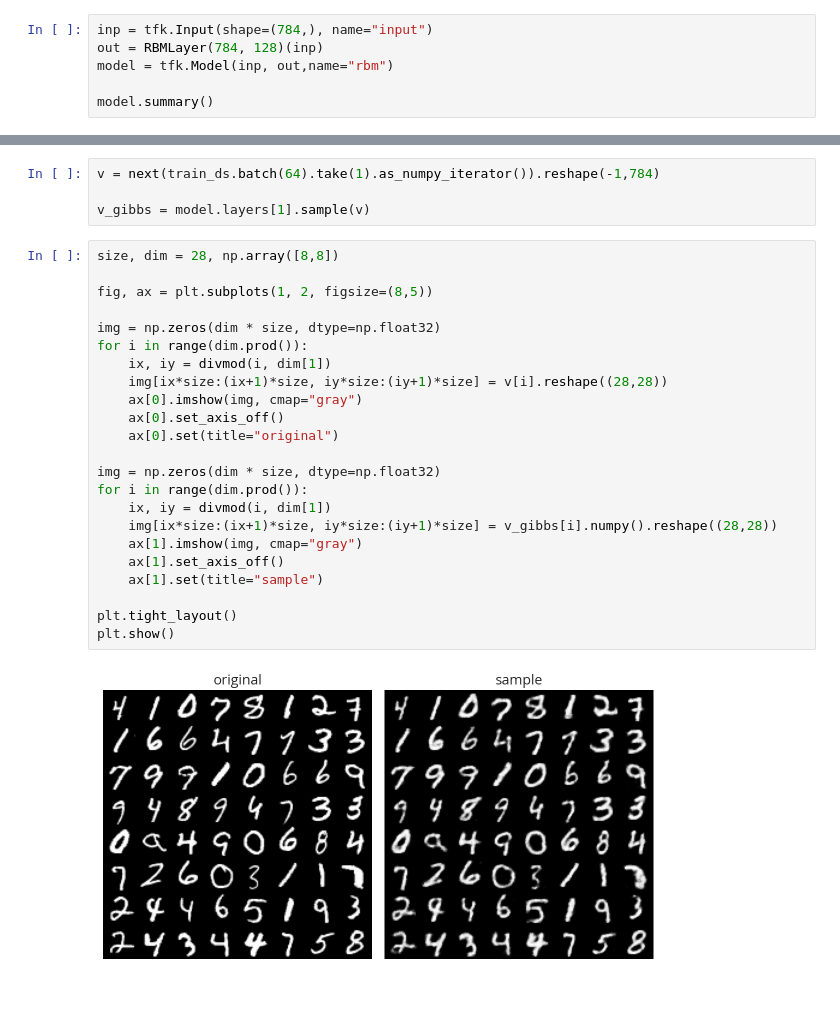
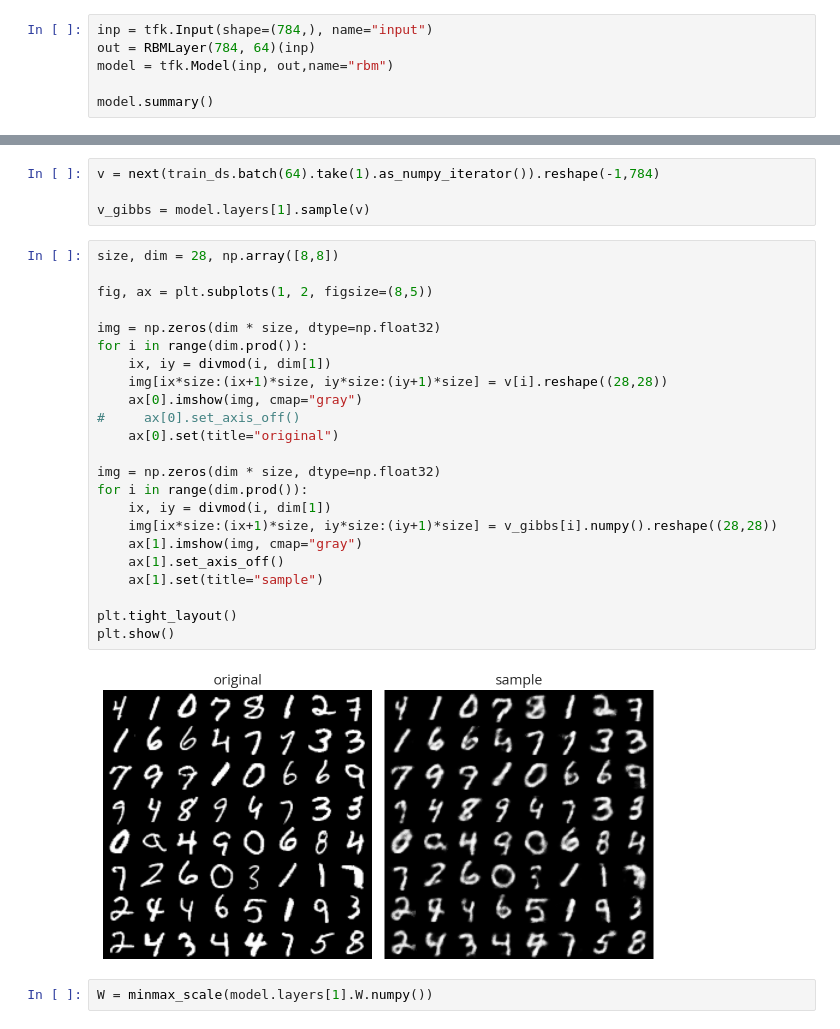
Before and after one commit to stwind/notebooks, a Jupyter notebook: rbm-tf.ipynb, the cells around one changed output, grey strips where cells are left out. Cells and saved outputs as stored; diff of their text form; blank space fills up the shorter version.

```diff
--- a/rbm-tf.ipynb
+++ b/rbm-tf.ipynb
@@ -115,7 +116,7 @@ class RBMLayer(tfkl.Layer):
         return neg_v
 # %%
 inp = tfk.Input(shape=(784,), name="input")
-out = RBMLayer(784, 128)(inp)
+out = RBMLayer(784, 64)(inp)
 model = tfk.Model(inp, out,name="rbm")
 
 model.summary()
@@ -164,25 +167,27 @@ v_gibbs = model.layers[1].sample(v)
 # %%
 size, dim = 28, np.array([8,8])
 
 fig, ax = plt.subplots(1, 2, figsize=(8,5))
 
 img = np.zeros(dim * size, dtype=np.float32)
 for i in range(dim.prod()):
     ix, iy = divmod(i, dim[1])
     img[ix*size:(ix+1)*size, iy*size:(iy+1)*size] = v[i].reshape((28,28))
     ax[0].imshow(img, cmap="gray")
-    ax[0].set_axis_off()
+#     ax[0].set_axis_off()
     ax[0].set(title="original")
 
 img = np.zeros(dim * size, dtype=np.float32)
 for i in range(dim.prod()):
     ix, iy = divmod(i, dim[1])
     img[ix*size:(ix+1)*size, iy*size:(iy+1)*size] = v_gibbs[i].numpy().reshape((28,28))
     ax[1].imshow(img, cmap="gray")
     ax[1].set_axis_off()
     ax[1].set(title="sample")
 
 plt.tight_layout()
 plt.show()
 # %% [output]
-[figure, old version]
+[figure, new version]
+# %%
+W = minmax_scale(model.layers[1].W.numpy())
```
Also changed, not shown: parts of 7 cells of this notebook.
